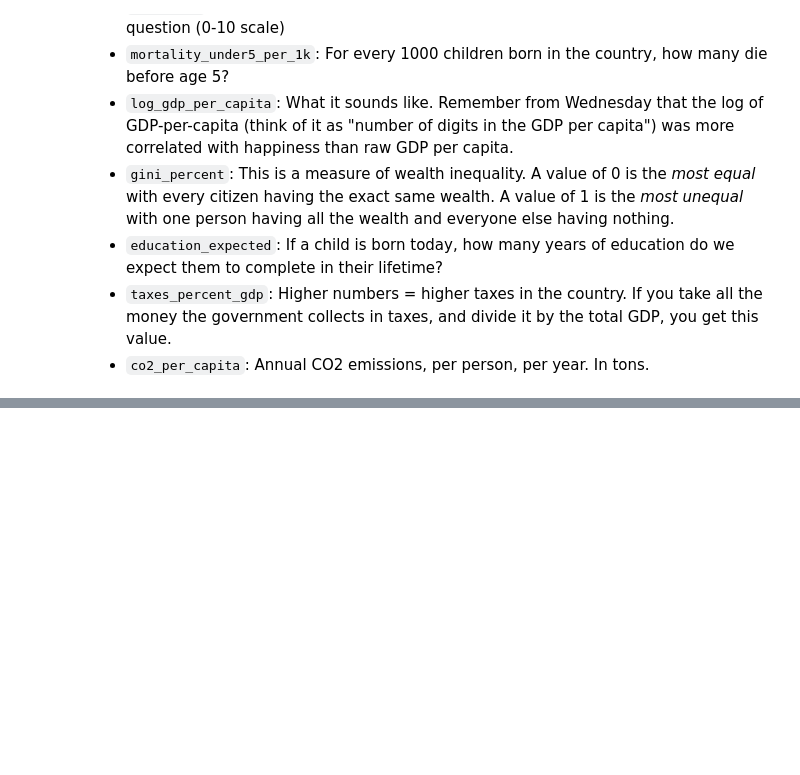
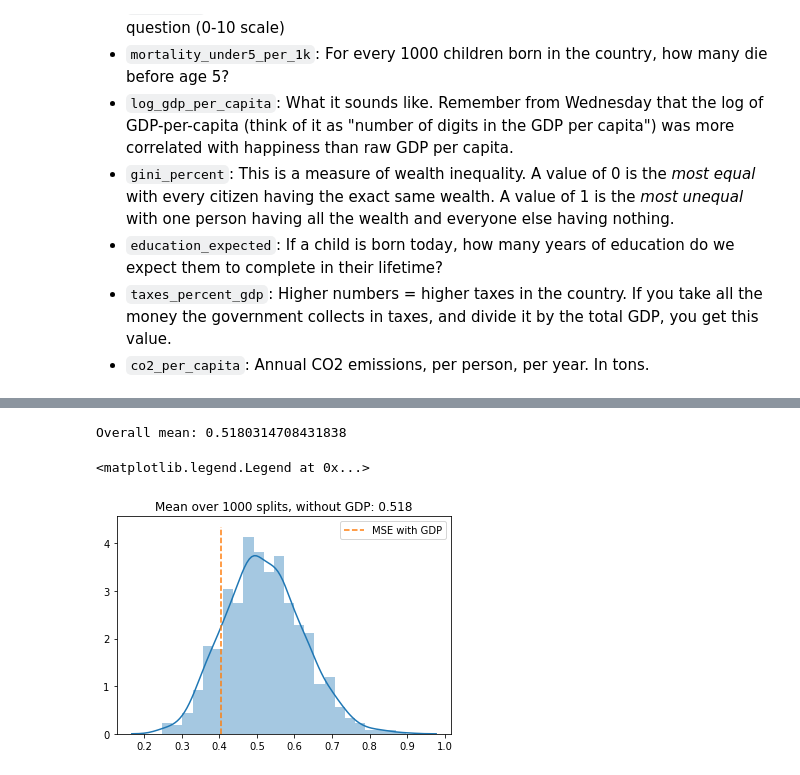
Before and after one commit to wetchler/ML, a Jupyter notebook: workbook.ipynb, the cells around one changed output, grey strips where cells are left out. Cells and saved outputs as stored; diff of their text form; code cells hidden in the pictures; blank space fills up the shorter version.

```diff
--- a/workbook.ipynb
+++ b/workbook.ipynb
@@ -47,0 +464,3 @@ These are renamed slightly from their original form (see `data_cleaning.ipynb`),
+# %%
+without_gdp = df.drop(columns='log_gdp_per_capita')
+without_gdp.head()  # Always check head() to be sure your data looks right
@@ -47,0 +481,26 @@ These are renamed slightly from their original form (see `data_cleaning.ipynb`),
+# %%
+X = without_gdp.drop(columns='happiness')
+y = without_gdp['happiness']
+
+N_FOLDS = 1000
+
+fold_results = []
+for i in range(N_FOLDS):
+    mse = fit_once(X, y)
+    fold_results.append(mse)
+
+mean_with_gdp = overall_mean
+overall_mean = np.mean(fold_results)
+print("Overall mean:", overall_mean)
+# %% [output]
+Overall mean: 0.5180314708431838
+# %%
+graph = sns.distplot(fold_results)
+graph.set_title(f"Mean over {N_FOLDS} splits, without GDP: {overall_mean:.3f}")
+
+graph.plot([mean_with_gdp, mean_with_gdp],
+           [0, graph.get_ylim()[1]], linestyle='--', label='MSE with GDP')
+graph.legend()
+# %% [output]
+<matplotlib.legend.Legend at 0x...>
+[figure, added]
```
Also changed, not shown: parts of 80 cells of this notebook.
